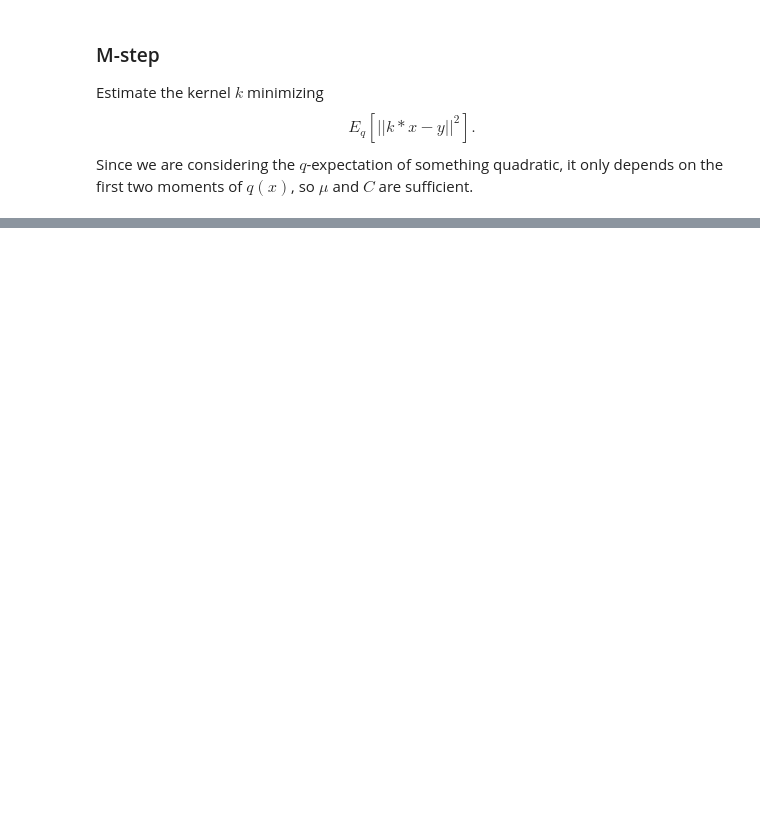
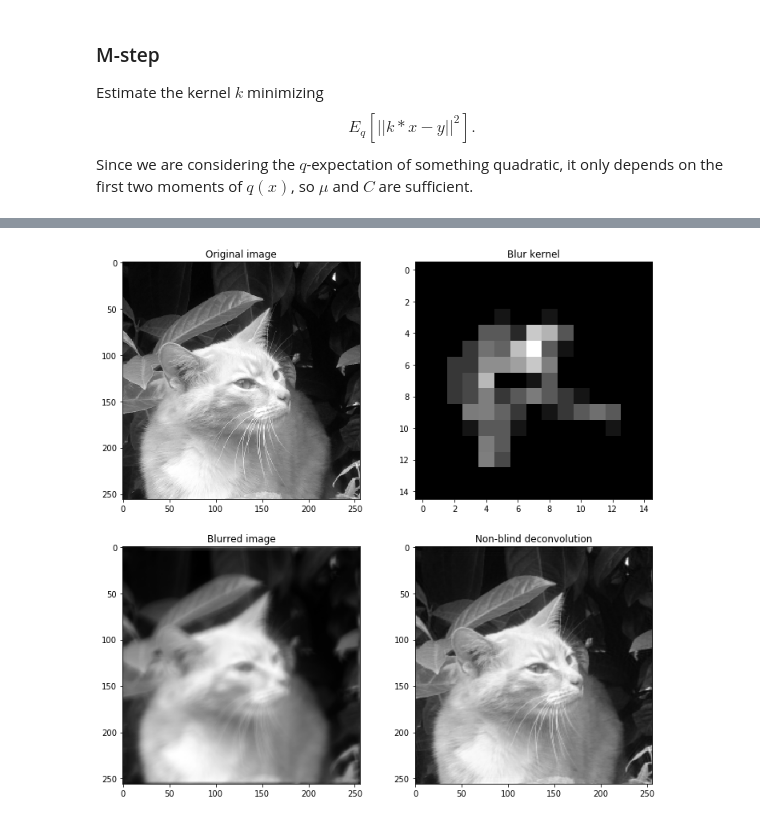
Before and after one commit to athibaul/donnees17-at, a Jupyter notebook: 171230_deconv_gaussian.ipynb, the cells around one changed output, grey strips where cells are left out. Drawn from its saved outputs; the diff is of its cells as text; code cells hidden in the pictures; blank space fills up the shorter version.

```diff
--- a/171230_deconv_gaussian.ipynb
+++ b/171230_deconv_gaussian.ipynb
@@ -76,0 +235,16 @@ Since we are considering the $q$-expectation of something quadratic, it only dep
+# %%
+img = np.array(Image.open('louxor_256_gray.png'))
+kernel = Image.open('kernel1.png')
+kernel /= np.sum(kernel,axis=None)
+img_blurred = convolve(img, kernel)
+nonblind_deconv,_ = compute_mu_and_C(kernel,img_blurred)
+
+
+plt.figure(figsize=(12,12))
+plt.subplot(2,2,1); plt.imshow(img,cmap='gray'); plt.gca().set_title('Original image');
+plt.subplot(2,2,2); plt.imshow(kernel,cmap='gray'); plt.gca().set_title('Blur kernel')
+plt.subplot(2,2,3); plt.imshow(np.reshape(img_blurred,(n,n)),cmap='gray'); plt.gca().set_title('Blurred image')
+plt.subplot(2,2,4); plt.imshow(np.reshape(nonblind_deconv,(n,n)),cmap='gray'); plt.gca().set_title('Non-blind deconvolution')
+plt.show()
+# %% [output]
+[figure, added]
```
Also changed, not shown: parts of 29 cells of this notebook, 12 other files.
